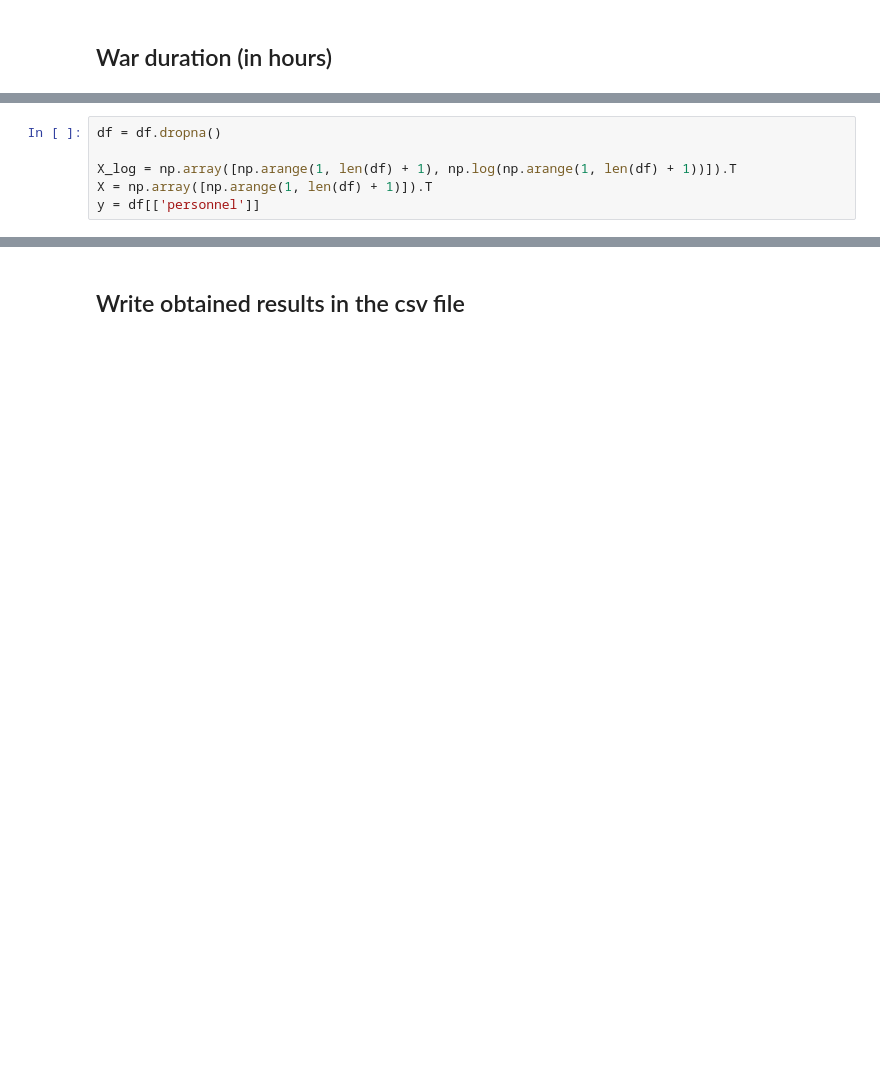
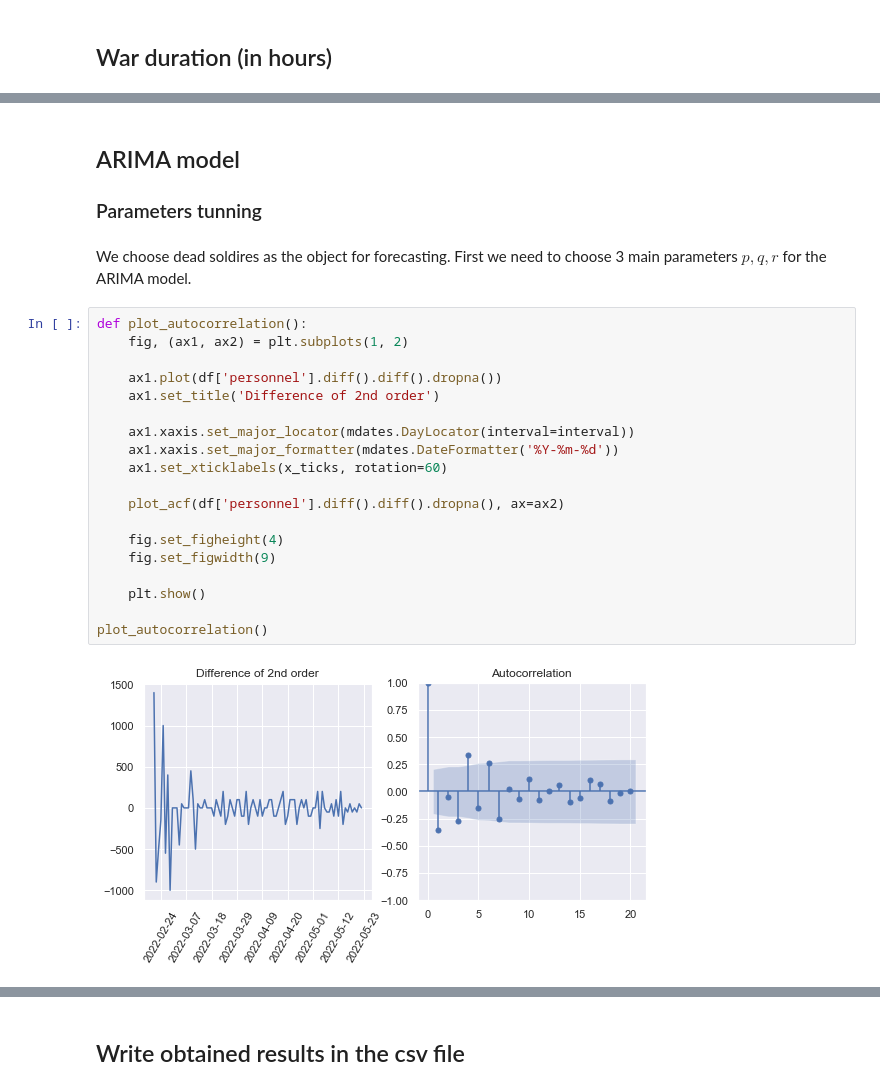
Before and after one commit to Tsalyk/russianInvasionAnalysis, a Jupyter notebook: war_losses.ipynb, the cells around one changed output, grey strips where cells are left out. Drawn from its saved outputs; the diff is of its cells as text; blank space fills up the shorter version.

Commit message:
develop arima model, upd data

```diff
--- a/war_losses.ipynb
+++ b/war_losses.ipynb
@@ -260,6 +256,0 @@ We create feature as range of real numbers instead of date to predict total loss
-# %%
-df = df.dropna()
-
-X_log = np.array([np.arange(1, len(df) + 1), np.log(np.arange(1, len(df) + 1))]).T
-X = np.array([np.arange(1, len(df) + 1)]).T
-y = df[['personnel']]
@@ -334,0 +257,26 @@ for model_name, model in models.items():
+# %% [markdown]
+## ARIMA model
+### Parameters tunning
+# %% [markdown]
+We choose dead soldires as the object for forecasting. First we need to choose 3 main parameters $p, q, r$ for the ARIMA model.
+# %%
+def plot_autocorrelation():
+    fig, (ax1, ax2) = plt.subplots(1, 2)
+
+    ax1.plot(df['personnel'].diff().diff().dropna())
+    ax1.set_title('Difference of 2nd order')
+
+    ax1.xaxis.set_major_locator(mdates.DayLocator(interval=interval))
+    ax1.xaxis.set_major_formatter(mdates.DateFormatter('%Y-%m-%d'))
+    ax1.set_xticklabels(x_ticks, rotation=60)
+
+    plot_acf(df['personnel'].diff().diff().dropna(), ax=ax2)
+
+    fig.set_figheight(4)
+    fig.set_figwidth(9)
+
+    plt.show()
+
+plot_autocorrelation()
+# %% [output]
+[figure, added]
```
Also changed, not shown: parts of 42 cells of this notebook, 1 other file.
